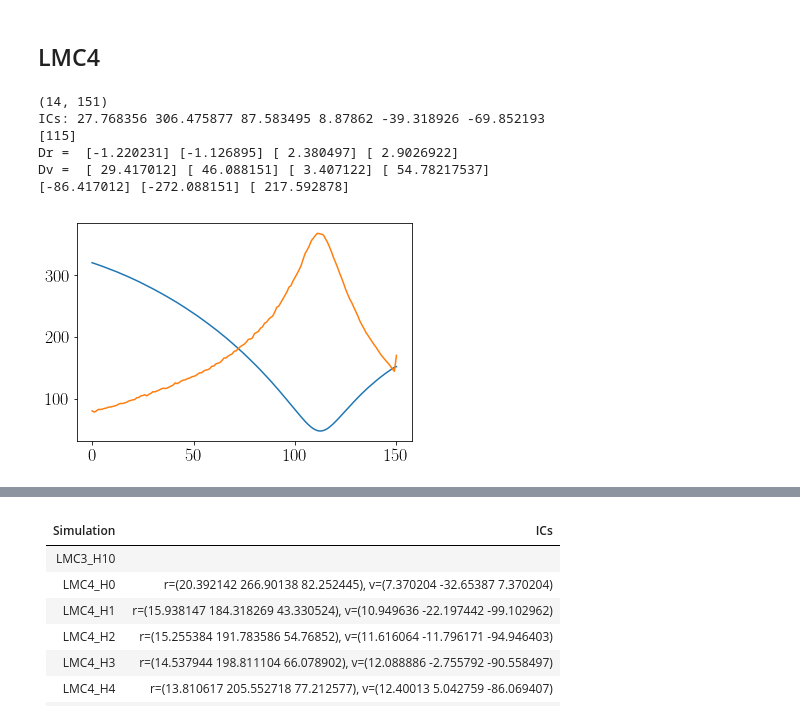
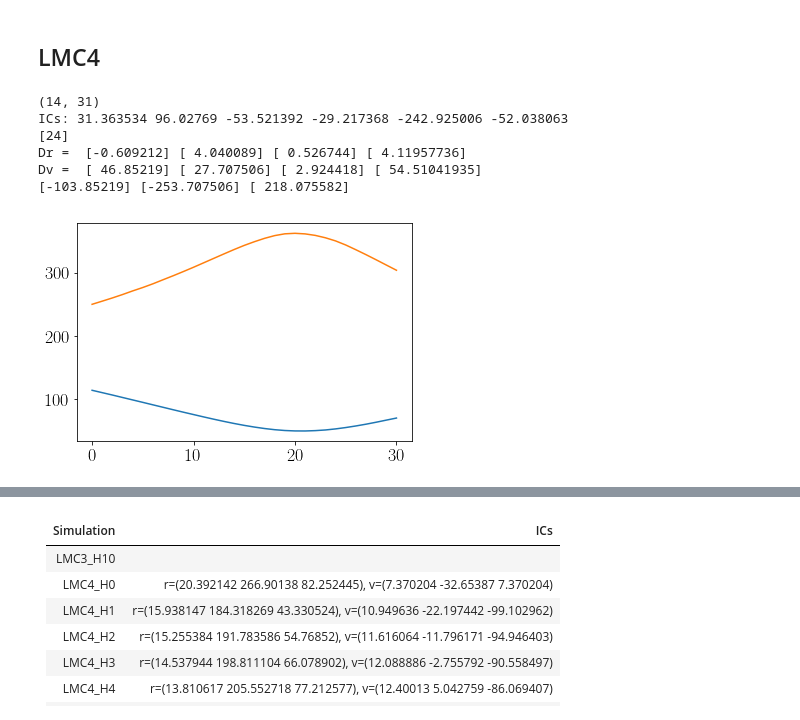
Before and after one commit to jngaravitoc/LMC-MW, a Jupyter notebook: code/LMC_orbit/LMC_orbits.ipynb, the cells around one changed output, grey strips where cells are left out. Saved outputs shown, nothing was run; the diff lists cells and outputs as text; code cells hidden in the pictures.

```diff
--- a/code/LMC_orbit/LMC_orbits.ipynb
+++ b/code/LMC_orbit/LMC_orbits.ipynb
@@ -239,10 +266,10 @@ Dv =  [ 7.348068] [ 55.97946] [-105.529057] [ 119.68323156]
 # %%
-check_orbit('LMC4/LMC4_40Mb0.txt') # #Check with new disk VCOM
+check_orbit('LMC4/LMC4_40Mb0_ic2_orbit_90_120.txt') ## Check with new disk VCOM
 # %% [output]
-(14, 151)
-ICs: 27.768356 306.475877 87.583495 8.87862 -39.318926 -69.852193
-[115]
-Dr =  [-1.220231] [-1.126895] [ 2.380497] [ 2.9026922]
-Dv =  [ 29.417012] [ 46.088151] [ 3.407122] [ 54.78217537]
-[-86.417012] [-272.088151] [ 217.592878]
+(14, 31)
+ICs: 31.363534 96.02769 -53.521392 -29.217368 -242.925006 -52.038063
+[24]
+Dr =  [-0.609212] [ 4.040089] [ 0.526744] [ 4.11957736]
+Dv =  [ 46.85219] [ 27.707506] [ 2.924418] [ 54.51041935]
+[-103.85219] [-253.707506] [ 218.075582]
-[figure, old version]
+[figure, new version]
```
Also changed, not shown: parts of 8 cells of this notebook.
